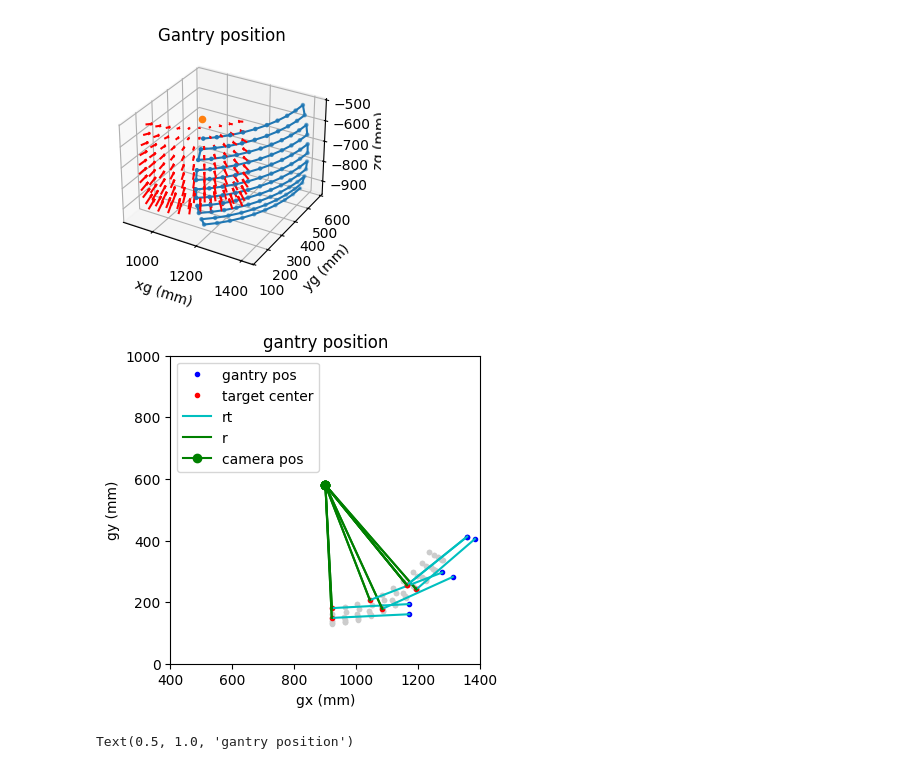
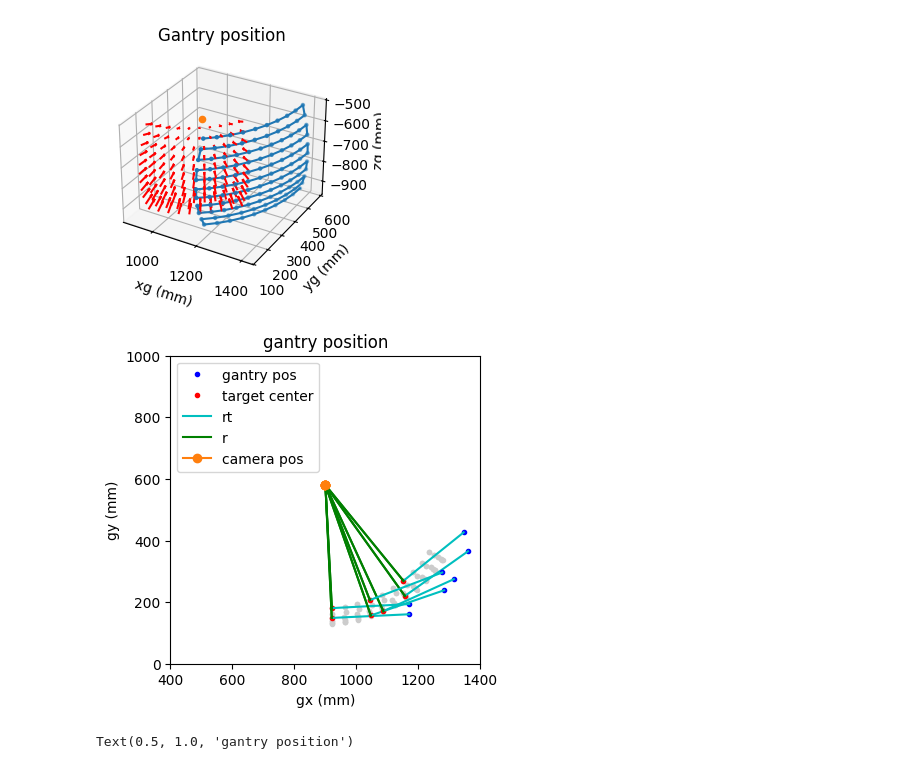
Before and after one commit to Ham0osh/GantryControl_Winnipeg, a Jupyter notebook: Gantry Spherical Scan P-Cal.ipynb, the cells around one changed output. Drawn from its saved outputs; the diff is of its cells as text; code cells hidden in the pictures.

```diff
--- a/Gantry Spherical Scan P-Cal.ipynb
+++ b/Gantry Spherical Scan P-Cal.ipynb
@@ -255,37 +287,39 @@ plt.savefig(plot_folder+'gantry_position.png', dpi=300, bbox_inches='tight')
 # %% [output]
 [figure]
 # %%
+# Visualize from above with some points shown in detail
 plt.figure(figsize=(4,4),dpi=100)
 
 plt.plot( GX+TX, GY+TY, '.',color='0.8')
 ptnum=0
 plt.plot( GX[ptnum], GY[ptnum],'.',color='b',label='gantry pos')
 #plt.plot( [0.,GX[ptnum]], [0.,GY[ptnum]], color='k',label='rg')
 plt.plot(GX[ptnum]+TX[ptnum],GY[ptnum]+TY[ptnum],'.',color='r',label='target center')
 plt.plot( [GX[ptnum],GX[ptnum]+TX[ptnum]], [GY[ptnum],GY[ptnum]+TY[ptnum]], color='c', label='rt')
 plt.plot( [GX[ptnum]+TX[ptnum], c1.rc[0]], [ GY[ptnum]+TY[ptnum], c1.rc[1]], color='g')
 plt.plot( [c1.rc[0],c1.rc[0]+X[ptnum]], [c1.rc[1],c1.rc[1]+Y[ptnum]], color='g', label='r')
-plt.plot( c1.rc[0], c1.rc[1], marker='o', color='g', label='camera pos')
+plt.plot( c1.rc[0], c1.rc[1], marker='o', color='C1', label='camera pos')
 
 n_sample_points = 6
+np.random.seed(44)
 for ptnum in np.random.choice(np.size(GX), size=n_sample_points):
     plt.plot( GX[ptnum], GY[ptnum],'.',color='b')
     #plt.plot( [0.,GX[ptnum]], [0.,GY[ptnum]], color='k')
     plt.plot(GX[ptnum]+TX[ptnum],GY[ptnum]+TY[ptnum],'.',color='r')
     plt.plot( [GX[ptnum],GX[ptnum]+TX[ptnum]], [GY[ptnum],GY[ptnum]+TY[ptnum]], color='c')
     plt.plot( [GX[ptnum]+TX[ptnum], c1.rc[0]], [ GY[ptnum]+TY[ptnum], c1.rc[1]], color='g')
     plt.plot( [c1.rc[0],c1.rc[0]+X[ptnum]], [c1.rc[1],c1.rc[1]+Y[ptnum]], color='g')
-    plt.plot( c1.rc[0], c1.rc[1], marker='o', color='g')
+    plt.plot(c1.rc[0], c1.rc[1], marker='o', color='C1')
 plt.xlabel('gx (mm)')
 plt.ylabel('gy (mm)')
 plt.title('gantry position')
 plt.xlim([400,1400])
 plt.ylim([0,1000])
 
 plt.legend(loc='upper left')
 plt.savefig(plot_folder+'gantry_arm_samples.png', dpi=300, bbox_inches='tight')
 # %% [output]
-[figure, old version]
+[figure, new version]
 # %%
 plt.figure(figsize=(3,3),dpi=100)
 plt.plot(GX,GZ,'.')
```
Also changed, not shown: parts of 8 cells of this notebook, 4 other files.
